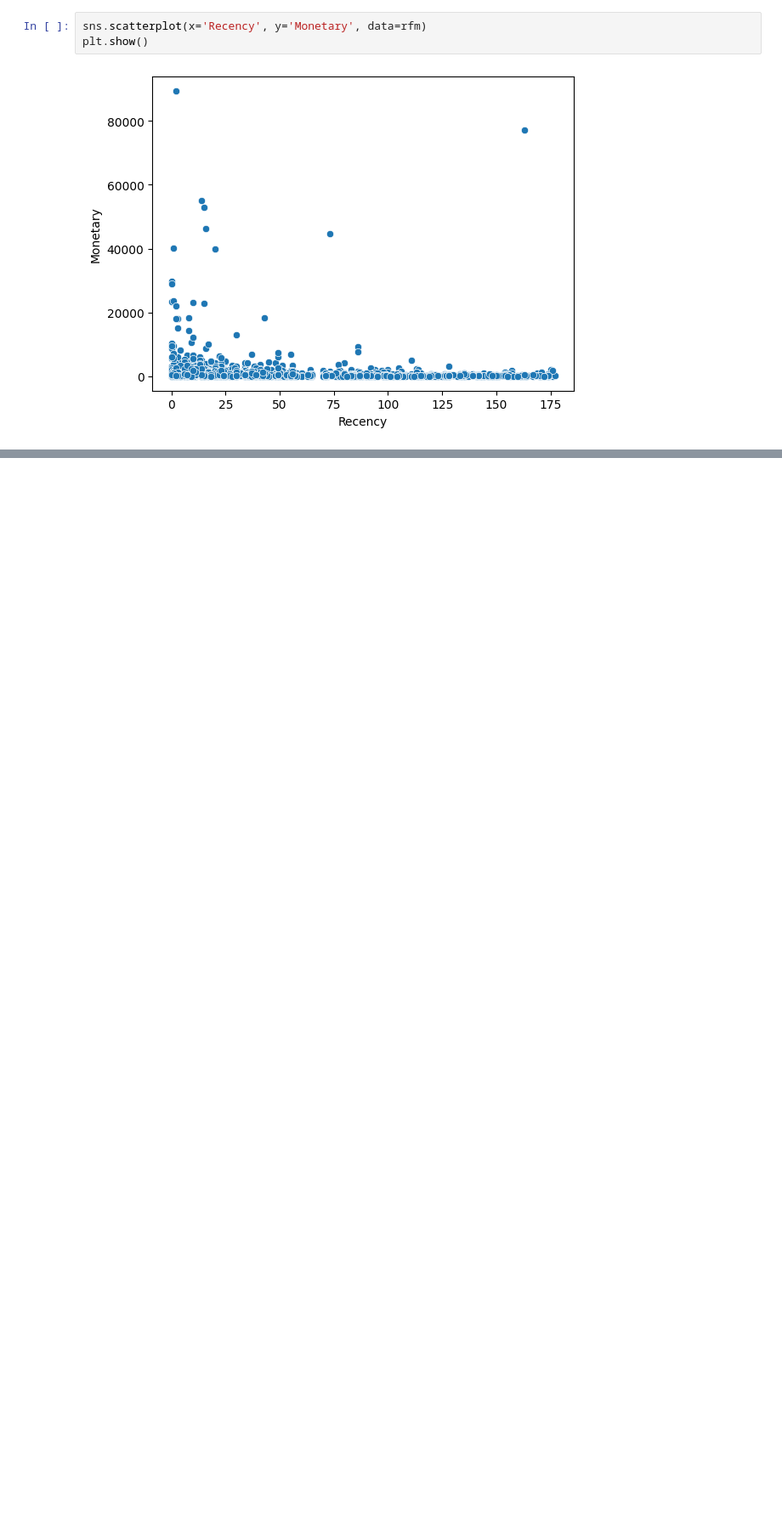
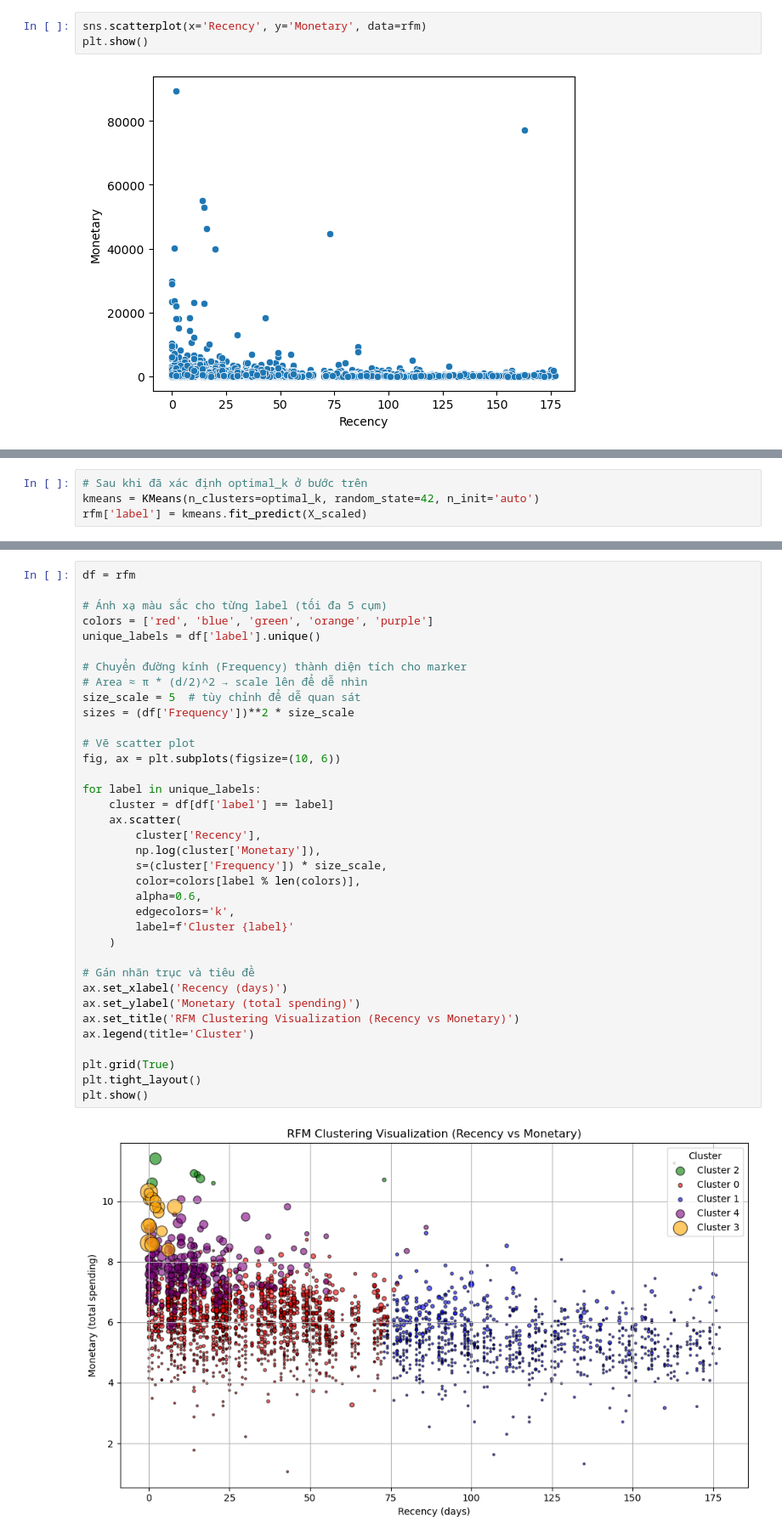
Before and after one commit to ntlong81/Python_TKT64, a Jupyter notebook: Lecture_789_project_RFM.ipynb, the cells around one changed output, grey strips where cells are left out. Shown at 85% size. Cells and saved outputs as stored; diff of their text form; blank space fills up the shorter version.

```diff
--- a/Lecture_789_project_RFM.ipynb
+++ b/Lecture_789_project_RFM.ipynb
@@ -251,0 +371,4 @@ rfm["Frequency"].plot()
+# %%
+# Sau khi đã xác định optimal_k ở bước trên
+kmeans = KMeans(n_clusters=optimal_k, random_state=42, n_init='auto')
+rfm['label'] = kmeans.fit_predict(X_scaled)
@@ -251,0 +404,38 @@ rfm["Frequency"].plot()
+# %%
+df = rfm
+
+# Ánh xạ màu sắc cho từng label (tối đa 5 cụm)
+colors = ['red', 'blue', 'green', 'orange', 'purple']
+unique_labels = df['label'].unique()
+
+# Chuyển đường kính (Frequency) thành diện tích cho marker
+# Area ≈ π * (d/2)^2 → scale lên để dễ nhìn
+size_scale = 5  # tùy chỉnh để dễ quan sát
+sizes = (df['Frequency'])**2 * size_scale
+
+# Vẽ scatter plot
+fig, ax = plt.subplots(figsize=(10, 6))
+
+for label in unique_labels:
+    cluster = df[df['label'] == label]
+    ax.scatter(
+        cluster['Recency'],
+        np.log(cluster['Monetary']),
+        s=(cluster['Frequency']) * size_scale,
+        color=colors[label % len(colors)],
+        alpha=0.6,
+        edgecolors='k',
+        label=f'Cluster {label}'
+    )
+
+# Gán nhãn trục và tiêu đề
+ax.set_xlabel('Recency (days)')
+ax.set_ylabel('Monetary (total spending)')
+ax.set_title('RFM Clustering Visualization (Recency vs Monetary)')
+ax.legend(title='Cluster')
+
+plt.grid(True)
+plt.tight_layout()
+plt.show()
+# %% [output]
+[figure, added]
```
Also changed, not shown: parts of 28 cells of this notebook, 2 other files.
